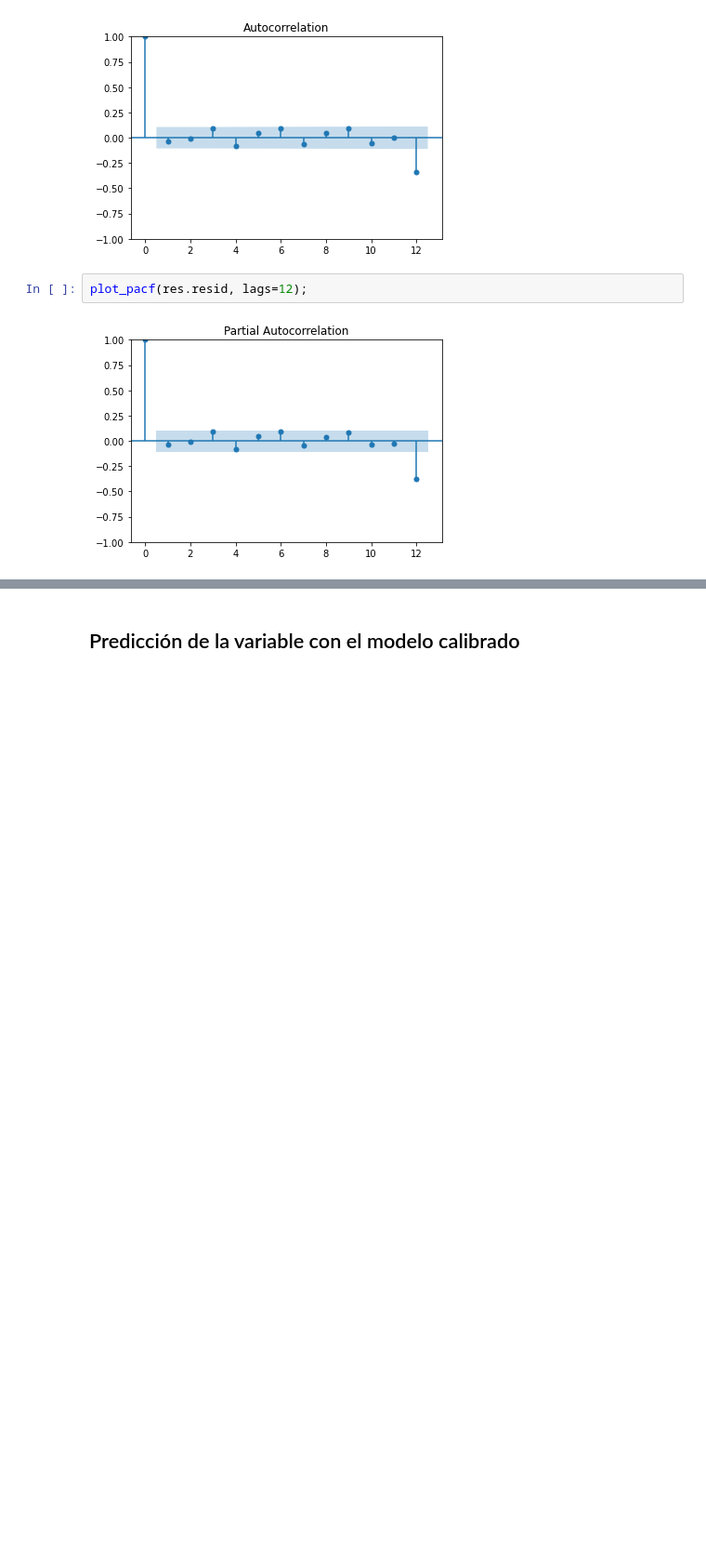
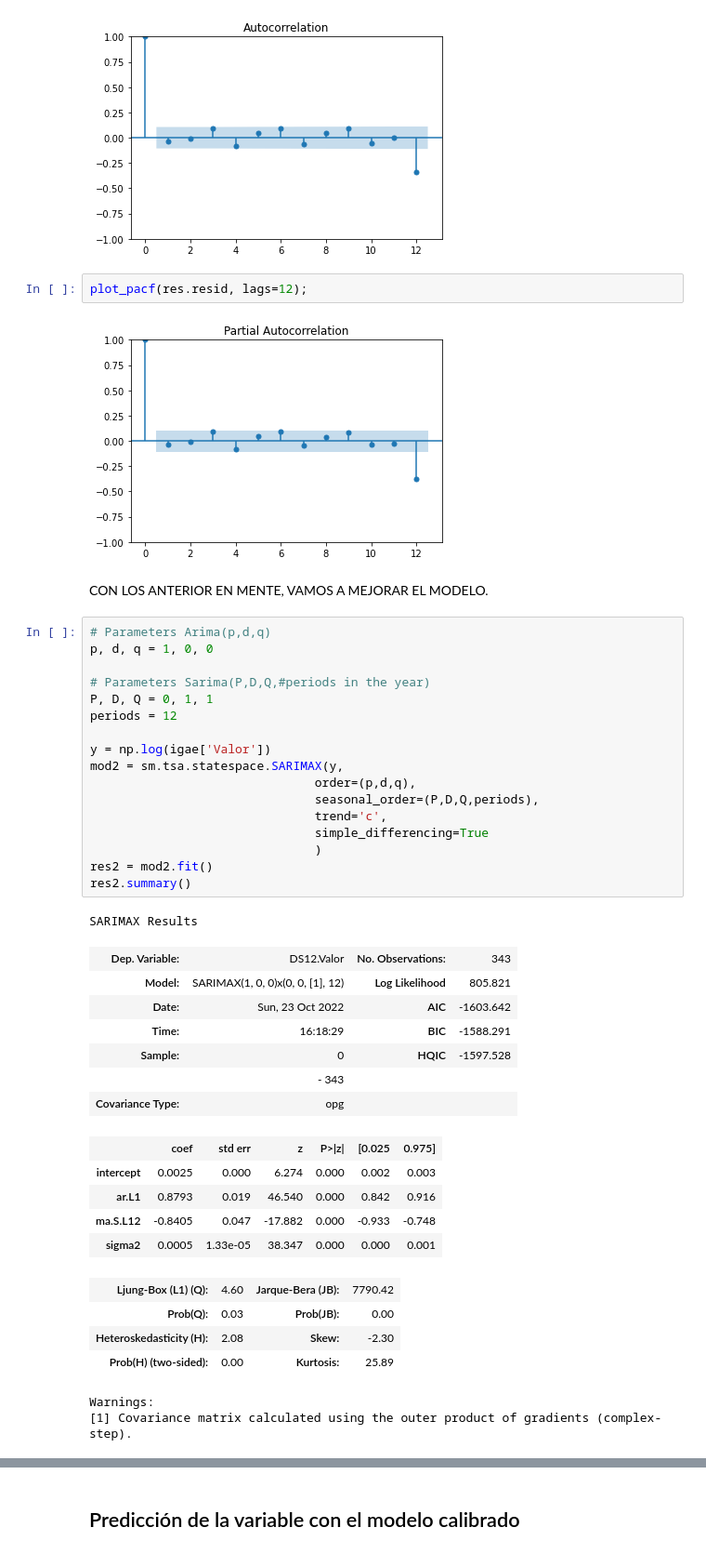
Before and after one commit to Oscar19260/Estadistica_TC3007C, a Jupyter notebook: Entregable2.ipynb, the cells around one changed output, grey strips where cells are left out. Shown at 93% size. Saved outputs shown, nothing was run; the diff lists cells and outputs as text; blank space fills up the shorter version.

```diff
--- a/Entregable2.ipynb
+++ b/Entregable2.ipynb
@@ -186,3 +186,42 @@ plot_acf(res.resid, lags=12);
 plot_pacf(res.resid, lags=12);
 # %% [output]
 [figure]
+# %% [markdown]
+CON LOS ANTERIOR EN MENTE, VAMOS A MEJORAR EL MODELO.
+# %%
+# Parameters Arima(p,d,q)
+p, d, q = 1, 0, 0
+
+# Parameters Sarima(P,D,Q,#periods in the year)
+P, D, Q = 0, 1, 1
+periods = 12
+
+y = np.log(igae['Valor'])
+mod2 = sm.tsa.statespace.SARIMAX(y,
+                               order=(p,d,q),
+                               seasonal_order=(P,D,Q,periods),
+                               trend='c',
+                               simple_differencing=True
+                               )
+res2 = mod2.fit()
+res2.summary()
+# %% [output]
+SARIMAX Results
+| Dep. Variable: | DS12.Valor | No. Observations: | 343 |
+| Model: | SARIMAX(1, 0, 0)x(0, 0, [1], 12) | Log Likelihood | 805.821 |
+| Date: | Sun, 23 Oct 2022 | AIC | -1603.642 |
+| Time: | 16:18:29 | BIC | -1588.291 |
+| Sample: | 0 | HQIC | -1597.528 |
+|  | - 343 |  |  |
+| Covariance Type: | opg |  |  |
+|  | coef | std err | z | P>|z| | [0.025 | 0.975] |
+| intercept | 0.0025 | 0.000 | 6.274 | 0.000 | 0.002 | 0.003 |
+| ar.L1 | 0.8793 | 0.019 | 46.540 | 0.000 | 0.842 | 0.916 |
+| ma.S.L12 | -0.8405 | 0.047 | -17.882 | 0.000 | -0.933 | -0.748 |
+| sigma2 | 0.0005 | 1.33e-05 | 38.347 | 0.000 | 0.000 | 0.001 |
+| Ljung-Box (L1) (Q): | 4.60 | Jarque-Bera (JB): | 7790.42 |
+| Prob(Q): | 0.03 | Prob(JB): | 0.00 |
+| Heteroskedasticity (H): | 2.08 | Skew: | -2.30 |
+| Prob(H) (two-sided): | 0.00 | Kurtosis: | 25.89 |
+Warnings:
+[1] Covariance matrix calculated using the outer product of gradients (complex-step).
```
Also changed, not shown: parts of 3 cells of this notebook.
